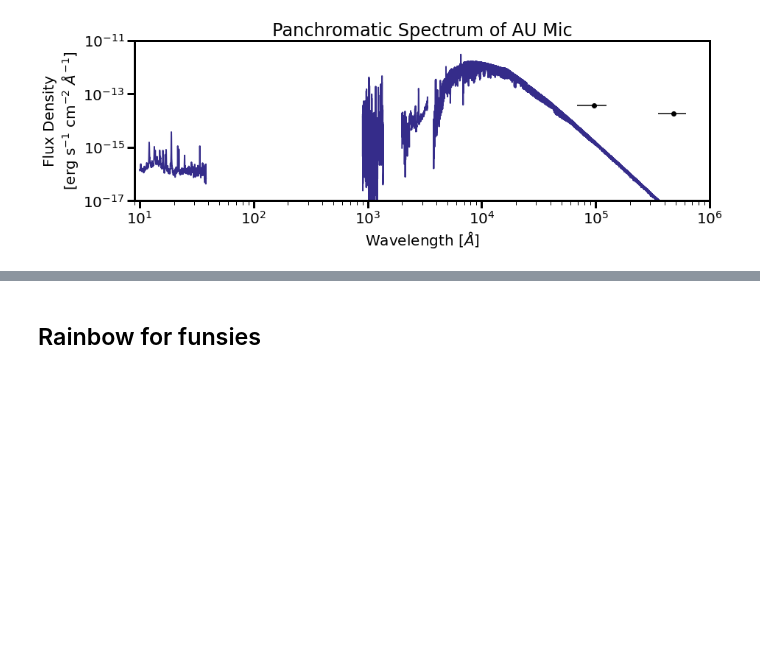
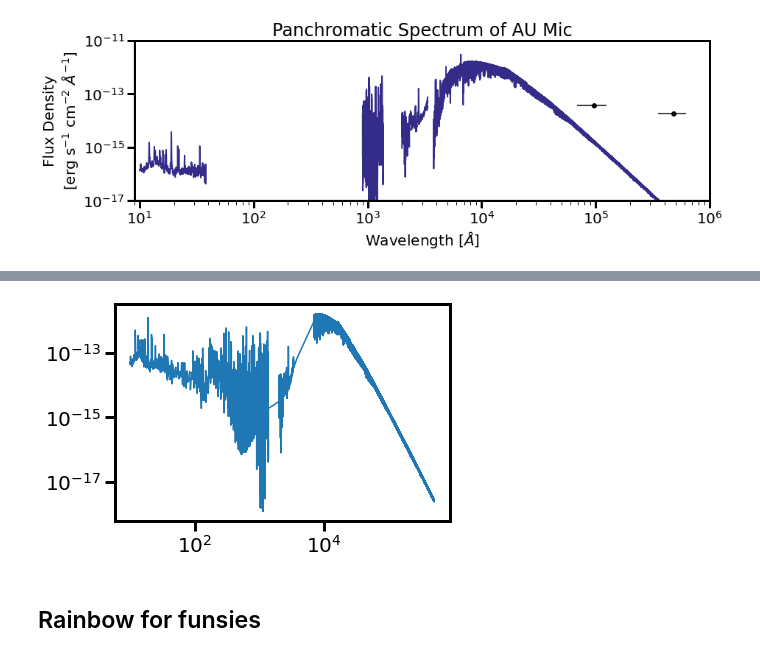
Before and after one commit to afeinstein20/cos_flares, a Jupyter notebook: notebooks/panchromatic_spectrum.ipynb, the cells around one changed output, grey strips where cells are left out. Saved outputs shown, nothing was run; the diff lists cells and outputs as text; code cells hidden in the pictures; blank space fills up the shorter version.

```diff
--- a/notebooks/panchromatic_spectrum.ipynb
+++ b/notebooks/panchromatic_spectrum.ipynb
@@ -378,7 +378,9 @@ mips = Table.read(os.path.join(dpath, 'aumic_mips_total.csv'), format='csv')
 
 phoenix_grid = np.load(os.path.join(dpath, 'phoenix_grid_3500_4.5_0.0.npy'), allow_pickle=True)
 
-dem_q, dem_f = np.load(os.path.join(dpath, 'dem_spectra.npy'))
+dpath = '/Users/arcticfox/Documents/AUMic/final_dem_fits/gd/'
+dem_f = fits.open(os.path.join(dpath, 'flare/spectrum_au_mic_f_p17.fits'))
+dem_q = fits.open(os.path.join(dpath, 'quiescent/spectrum_au_mic_q_p17.fits'))
 # %%
 def bin_dem(bins, wave, flux):
 
@@ -596,0 +612,6 @@ plt.savefig('/Users/arcticfox/Documents/AUMic/paper/panchromatic.pdf', dpi=200,
+# %%
+argsort = np.argsort(pan_wavelength)
+tab = Table()
+q = np.isfinite(pan_wavelength[argsort])==True
+tab['wavelength_AA'] = pan_wavelength[argsort][q] + 0.0
+tab['flux_density_erg_s_cm2_AA'] = pan_spectrum[argsort][q] + 0.0
@@ -597,3 +622,9 @@ plt.savefig('/Users/arcticfox/Documents/AUMic/paper/panchromatic.pdf', dpi=200,
+# %%
+plt.plot(tab['wavelength_AA'], tab['flux_density_erg_s_cm2_AA'])
+plt.xscale('log')
+plt.yscale('log')
+# %% [output]
+[figure, added]
 # %% [markdown]
 ## Rainbow for funsies
 # %%
```
Also changed, not shown: parts of 6 cells of this notebook, 3 other files.
